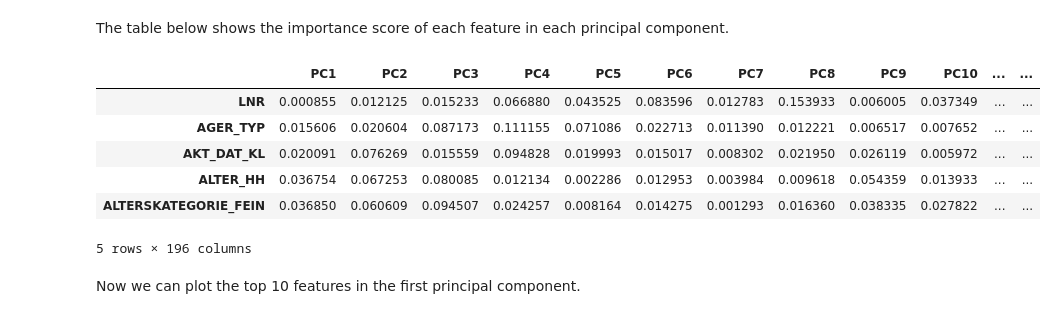
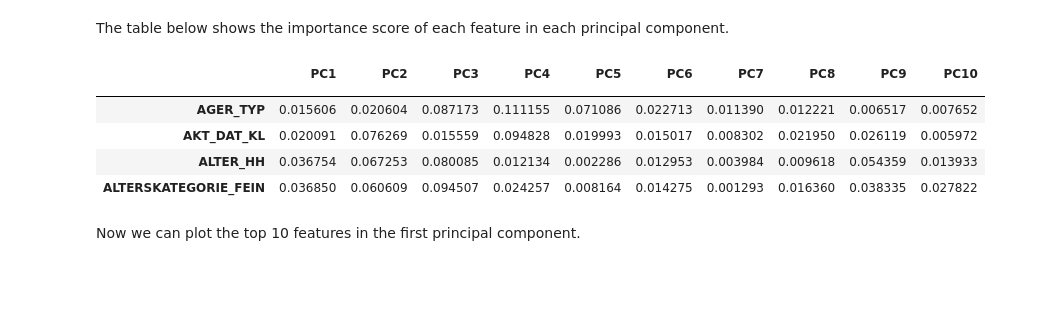
Before and after one commit to texcindy99/Arvato_Customer_Segmentation_Project, a Jupyter notebook: Arvato Project Workbook.ipynb, the cells around one changed output. Cells and saved outputs as stored; diff of their text form; code cells hidden in the pictures; blank space fills up the shorter version.

```diff
--- a/Arvato Project Workbook.ipynb
+++ b/Arvato Project Workbook.ipynb
@@ -228,7 +246,7 @@ def load_and_clean_data(file_name):
 
     This function load data from csv file to df and cleans df by the following steps:
     1. Convert 2 columns from string to number
-    2. Drop 4 columns with 90% more NaNs and 1 datetime column
+    2. Drop columns with 90% more NaNs, 1 ID column and 1 datetime column
     3. Fill NaNs in numeric columns with label of unknown
     4. Encode category columns to numeric columns
 
@@ -243,8 +261,11 @@ def load_and_clean_data(file_name):
     df.CAMEO_DEUG_2015 = pd.to_numeric(df.CAMEO_DEUG_2015, errors='coerce')
     df.CAMEO_INTL_2015 = pd.to_numeric(df.CAMEO_INTL_2015, errors='coerce')
 
-    # Drop columns with more than 90% of missing values and one less relevant category columns
-    df = df.drop(['ALTER_KIND1','ALTER_KIND2','ALTER_KIND3','ALTER_KIND4','EINGEFUEGT_AM'], axis=1)
+    # Drop columns with more than 90% of missing values
+    perc_nan = df.isnull().mean()
+    df = df.drop(df.columns[np.where(perc_nan>0.9)], axis=1)
+    # Drop one ID column and one datetime columns
+    df = df.drop(['LNR','EINGEFUEGT_AM'], axis=1)
 
     # Map NaN to Unknown label 10 in the following columns
     col_unknown_10 = ['D19_BANKEN_DATUM', 'D19_BANKEN_OFFLINE_DATUM', 'D19_BANKEN_ONLINE_DATUM', 'D19_GESAMT_ONLINE_DATUM',
@@ -427,17 +448,16 @@ The table below shows the importance score of each feature in each principal com
 # %%
 # Call function to create importance df
 importance_df  =create_importance_dataframe(pca, azd.columns)
 
 # Show first few rows
-display(importance_df.head())
+display(importance_df.iloc[0:4,0:10])
 # %% [output]
-|  | PC1 | PC2 | PC3 | PC4 | PC5 | PC6 | PC7 | PC8 | PC9 | PC10 | ... | ... |
-| LNR | 0.000855 | 0.012125 | 0.015233 | 0.066880 | 0.043525 | 0.083596 | 0.012783 | 0.153933 | 0.006005 | 0.037349 | ... | ... |
-| AGER_TYP | 0.015606 | 0.020604 | 0.087173 | 0.111155 | 0.071086 | 0.022713 | 0.011390 | 0.012221 | 0.006517 | 0.007652 | ... | ... |
-| AKT_DAT_KL | 0.020091 | 0.076269 | 0.015559 | 0.094828 | 0.019993 | 0.015017 | 0.008302 | 0.021950 | 0.026119 | 0.005972 | ... | ... |
-| ALTER_HH | 0.036754 | 0.067253 | 0.080085 | 0.012134 | 0.002286 | 0.012953 | 0.003984 | 0.009618 | 0.054359 | 0.013933 | ... | ... |
-| ALTERSKATEGORIE_FEIN | 0.036850 | 0.060609 | 0.094507 | 0.024257 | 0.008164 | 0.014275 | 0.001293 | 0.016360 | 0.038335 | 0.027822 | ... | ... |
+|  | PC1 | PC2 | PC3 | PC4 | PC5 | PC6 | PC7 | PC8 | PC9 | PC10 |
+|  |  |  |  |  |  |  |  |  |  |  |
+| AGER_TYP | 0.015606 | 0.020604 | 0.087173 | 0.111155 | 0.071086 | 0.022713 | 0.011390 | 0.012221 | 0.006517 | 0.007652 |
+| AKT_DAT_KL | 0.020091 | 0.076269 | 0.015559 | 0.094828 | 0.019993 | 0.015017 | 0.008302 | 0.021950 | 0.026119 | 0.005972 |
+| ALTER_HH | 0.036754 | 0.067253 | 0.080085 | 0.012134 | 0.002286 | 0.012953 | 0.003984 | 0.009618 | 0.054359 | 0.013933 |
+| ALTERSKATEGORIE_FEIN | 0.036850 | 0.060609 | 0.094507 | 0.024257 | 0.008164 | 0.014275 | 0.001293 | 0.016360 | 0.038335 | 0.027822 |
-5 rows × 196 columns
 # %% [markdown]
 Now we can plot the top 10 features in the first principal component.
 # %%
```
Also changed, not shown: parts of 26 cells of this notebook.
